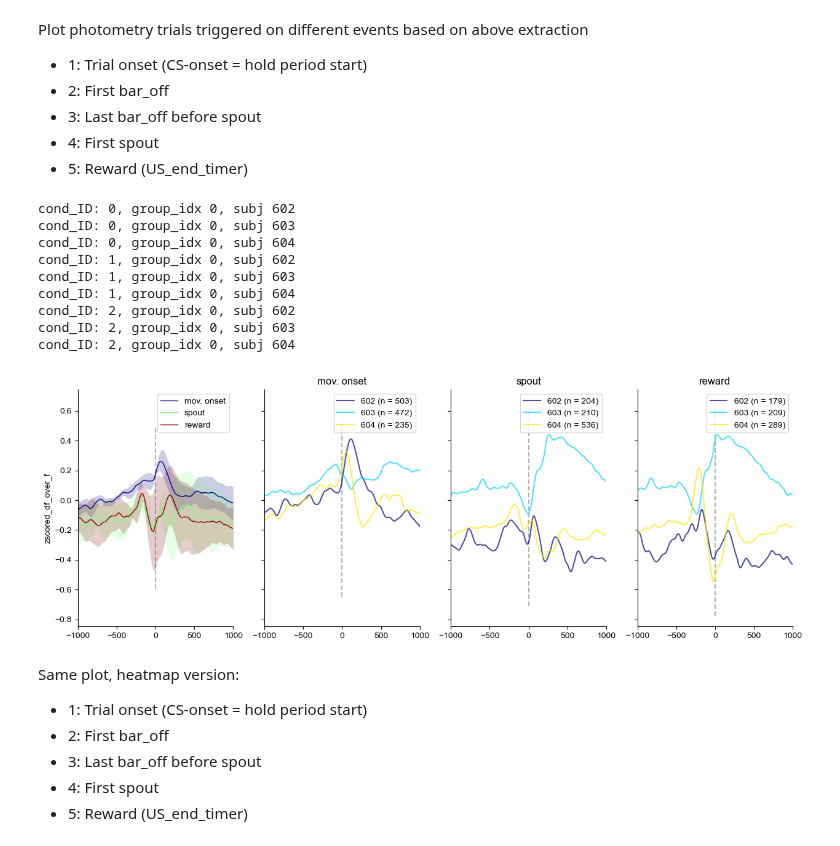
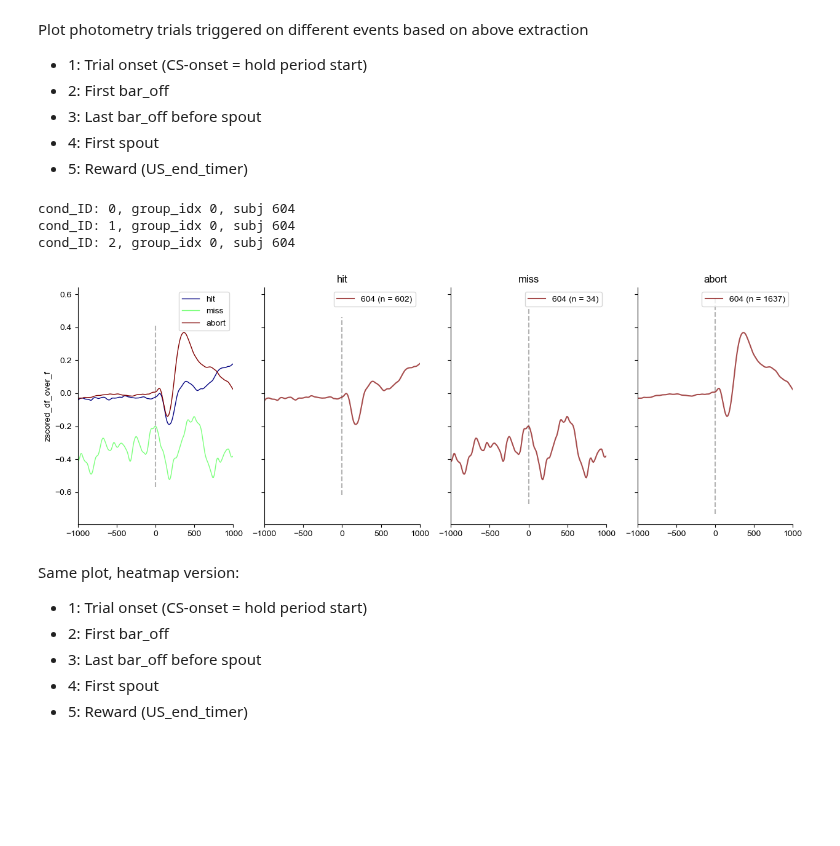
Before and after one commit to juliencarponcy/trialexp, a Jupyter notebook: notebooks/noncanonical/nb20230308_123000_Rasha_Ach.ipynb, the cells around one changed output. Drawn from its saved outputs; the diff is of its cells as text; code cells hidden in the pictures; blank space fills up the shorter version.

```diff
--- a/notebooks/noncanonical/nb20230308_123000_Rasha_Ach.ipynb
+++ b/notebooks/noncanonical/nb20230308_123000_Rasha_Ach.ipynb
@@ -80,13 +85,13 @@ session nb:  4 604 2023-03-08 09:33:00 reaching_go_spout_feb23
 Expressions like the following can help reduces the amount of sessions (for example for animals to not consider, or dates or etc)
 - Here it won't consider subject_ID below 50, discarding for instance "test sessions" were subject_ID was 00 or 001 or the likes
 # %%
-exp_cohort.sessions = [session for session in exp_cohort.sessions if (session.subject_ID > 50)]
+exp_cohort.sessions = [session for session in exp_cohort.sessions if (session.subject_ID == 604)]
 # %% [markdown]
 ### Perform extraction of behavioural information by trial
 # %%
 # Process the whole experimental folder by trials
 
-trial_window = [-2000,2000]
+trial_window = [-2000,6000]
 exp_cohort.process_exp_by_trial(trial_window, timelim=None, tasksfile=tasksfile, verbose=True)
 
 # Save the file as sessions.pkl in folder_path
@@ -110,13 +119,10 @@ len(exp_cohort.sessions)
 ### Hacking of conditions for the task with no clear trial structure (first instrumental reaching phase)
 # %%
 # Defime each trial type as a dictionary of conditions to be met
-conditions_dict1 = {'trigger': 'bar_off'}
+conditions_dict1 = {'trigger': 'hold_for_water', 'success': True, 'button_press': False}
+conditions_dict2 = {'trigger': 'hold_for_water', 'success': False, 'break_after_abort': False, 'button_press': False}
+conditions_dict3 = {'trigger': 'hold_for_water', 'success': False, 'break_after_abort': True, 'button_press': False}
 
-# conditions_dict2 = {'trigger': 'hold_for_water', 'success': False, 'hold_timer': True}
-
-conditions_dict2 = {'trigger': 'spout'}
-
-conditions_dict3 = {'trigger': 'US_end_timer'}
 
 
 # conditions_dict2 = {'trigger': 'hold_for_water', 'spout':False, 'valid': True, 'busy_win_timer': False, 'button_press': False}
@@ -124,7 +130,7 @@ conditions_dict3 = {'trigger': 'US_end_timer'}
 # Aggregate all condition dictionaries in a list
 conditions_list = [conditions_dict1, conditions_dict2, conditions_dict3]
 # Aliases for conditions
-cond_aliases = ['mov. onset', 'spout', 'reward']
+cond_aliases = ['hit', 'miss', 'abort']
 # Groups as a list of lists
 # groups = [[280, 281, 282, 289],[295, 282, 284, 285, 292, 297]]
 groups = None
@@ -153,7 +159,7 @@ photo_dataset = exp_cohort.get_photometry_groups(
         cond_aliases = cond_aliases,
         trial_window = trial_window,
         when = 'all',
-        task_names = ['reaching_go_spout_feb23'],
+        task_names = ['reaching_go_spout_bar_mar23'],
         trig_on_ev = None, # align to the first event of a kind e.g. bar_off
         last_before = None,
         baseline_low_pass = 0.001,
@@ -193,35 +200,29 @@ Plot photometry trials triggered on different events based on above extraction
 # %%
 photo_dataset.filter_reset()
 photo_dataset.filterout_subjects([60]) # remove kms060
 photo_dataset.filter_min_by_session(min_trials = 10)
-photo_dataset.filter_lastNsessions(n = 5)
+# photo_dataset.filter_lastNsessions(n = 5)
 
 fig = photo_dataset.lineplot(
     vars = ['zscored_df_over_f'],
     time_lim = [-1000, 1000],
     # time_unit = 'seconds',
-    ylim =None,# [[-1, 5]],# [[-0.004, 0.006]],#[[-0.03, 0.1]],#,[-0.005, 0.007]],#[[-0.001, 0.0011],[-0.001, 0.0011]],
+    ylim = None,# [[-1, 5]],# [[-0.004, 0.006]],#[[-0.03, 0.1]],#,[-0.005, 0.007]],#[[-0.001, 0.0011],[-0.001, 0.0011]],
     error = True,
     colormap = 'jet',
     legend = True,
     plot_subjects = True,
     plot_groups = True,
     liney0 = False,
     linex0 = True,
     figsize = (15, 5),
     dpi = 100,
     verbose = True)
 # %% [output]
-cond_ID: 0, group_idx 0, subj 602
-cond_ID: 0, group_idx 0, subj 603
 cond_ID: 0, group_idx 0, subj 604
-cond_ID: 1, group_idx 0, subj 602
-cond_ID: 1, group_idx 0, subj 603
 cond_ID: 1, group_idx 0, subj 604
-cond_ID: 2, group_idx 0, subj 602
-cond_ID: 2, group_idx 0, subj 603
 cond_ID: 2, group_idx 0, subj 604
-[figure, old version]
+[figure, new version]
 # %% [markdown]
 Same plot, heatmap version:
 
```
Also changed, not shown: parts of 5 cells of this notebook, 1 other file.
